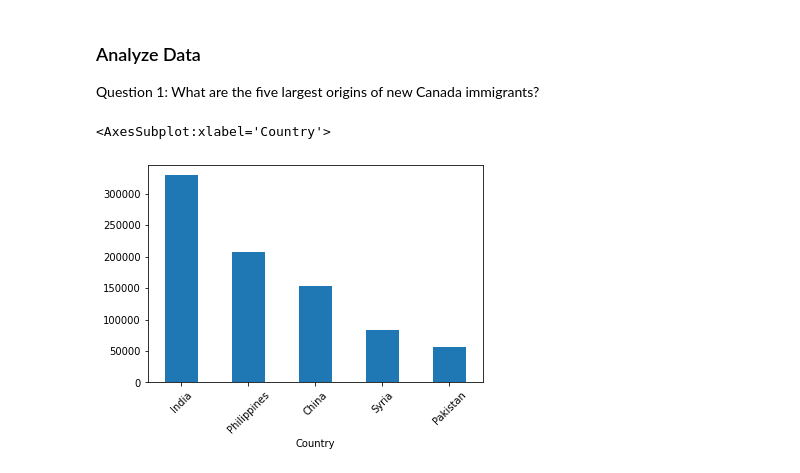
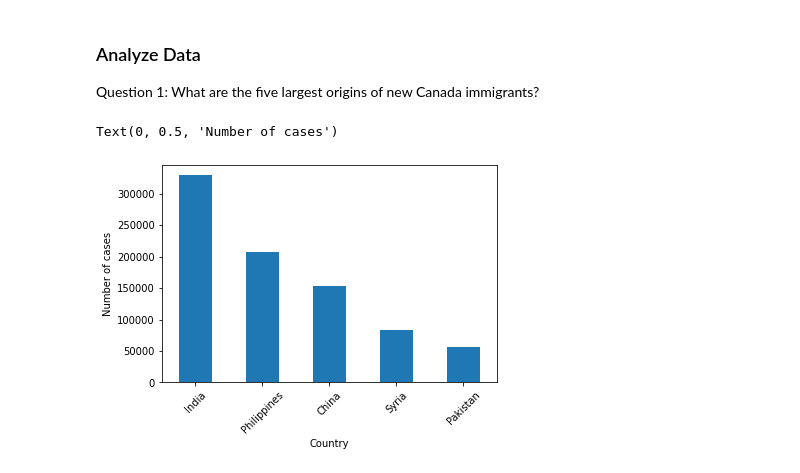
Before and after one commit to anyangpeng/DS_Portfolio, a Jupyter notebook: Project_IRCC/By_citizenship.ipynb, the cells around one changed output. Saved outputs shown, nothing was run; the diff lists cells and outputs as text; code cells hidden in the pictures.

```diff
--- a/Project_IRCC/By_citizenship.ipynb
+++ b/Project_IRCC/By_citizenship.ipynb
@@ -84,11 +88,12 @@ data.head()
 
 Question 1: What are the five largest origins of new Canada immigrants?
 # %%
-largest_3 = data[['Total, 2015','Total, 2016','Total, 2017','Total, 2018','Total, 2019','Total, 2020']]
-largest_3.drop(['Country not stated','Total'],axis=0,inplace=True)
-largest_3['Total, 5years'] = largest_3.sum(axis=1)
-largest_3.rename(index={'China, People\'s Republic of':'China'},inplace=True)
-largest_3['Total, 5years'].sort_values(ascending=False).head().plot(kind='bar', rot=45)
+largest_5 = data[['Total, 2015','Total, 2016','Total, 2017','Total, 2018','Total, 2019','Total, 2020']] #Only keep annual summary
+largest_5.drop(['Country not stated','Total'],axis=0,inplace=True) #Reset column using Contry column
+largest_5['Total, 5years'] = largest_5.sum(axis=1) #Calculate 5-year total
+largest_5.rename(index={'China, People\'s Republic of':'China'},inplace=True) #Shorten Name
+largest_5['Total, 5years'].sort_values(ascending=False).head().plot(kind='bar', rot=45) # Sort and Plot
+plt.ylabel('Number of cases')
 # %% [output]
-<AxesSubplot:xlabel='Country'>
+Text(0, 0.5, 'Number of cases')
-[figure, old version]
+[figure, new version]
```
Also changed, not shown: parts of 5 cells of this notebook.
